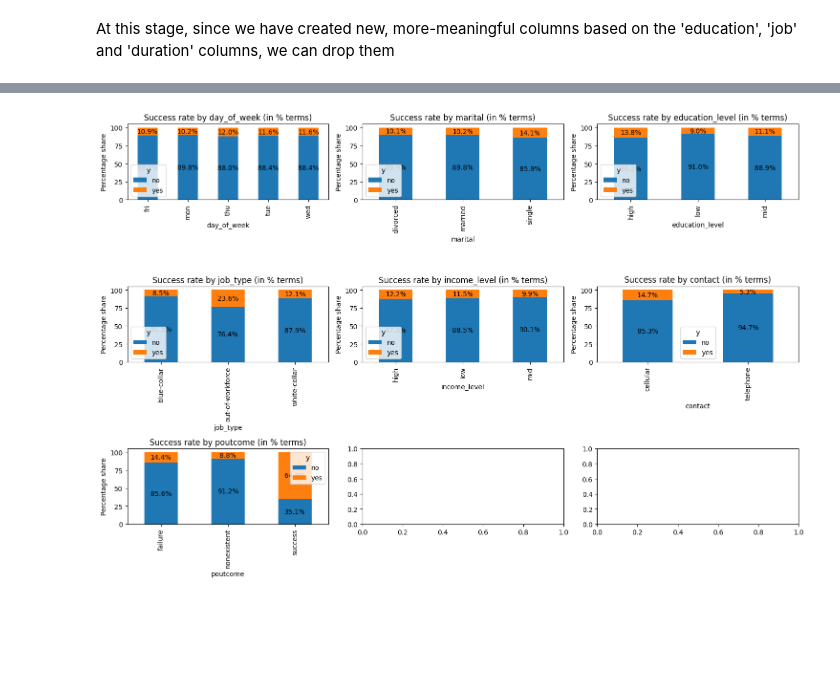
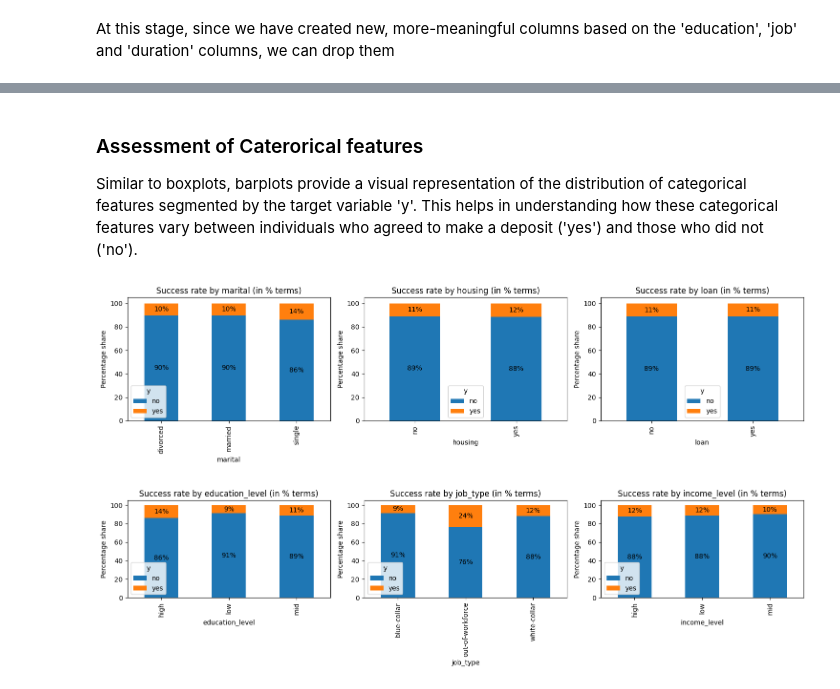
Before and after one commit to maripjan/Marketing-Campaign-at-Bank, a Jupyter notebook: subscription_prediction.ipynb, the cells around one changed output, grey strips where cells are left out. Saved outputs shown, nothing was run; the diff lists cells and outputs as text; code cells hidden in the pictures; blank space fills up the shorter version.

```diff
--- a/subscription_prediction.ipynb
+++ b/subscription_prediction.ipynb
@@ -224,12 +296,33 @@ plt.show()
 useful_cols = ['age', 'marital',  'education_level', 'job_type', 'income_level', 'housing', 'loan',
             'contact', 'month', 'day_of_week', 'duration_mins', 'campaign', 'previous', 'poutcome', 'y'
 ]
+# %% [markdown]
+### Assessment of Caterorical features
+
+Similar to boxplots, barplots provide a visual representation of the distribution of categorical features segmented by the target variable 'y'. This helps in understanding how these categorical features vary between individuals who agreed to make a deposit ('yes') and those who did not ('no').
+# %%
+# Analyze the relationship between the willingness to deposit and current financial situation
+cf.show_categorical_correlation(
+    df_new,
+    target='y',
+    cols_to_consider=['marital','housing', 'loan'],
+    figsize=(15, 4),
+    subplot_grid_size=(1, 3),
+    show_details=False,
+    annotate=True
+)
+# %% [output]
+[figure, added]
 # %%
-# Calculate the correlation between the target variable and categorical variables
-cf.show_categorical_correlation(df_new,
-                                target='y',
-                                cols_to_consider=['day_of_week', 'marital', 'education_level', 'job_type', 'income_level','contact', 'poutcome'],
-                                annotate=True,
-                                show_details=False)
+# Analyze the relationship between the willingness to deposit and people's social status
+cf.show_categorical_correlation(
+    df_new,
+    target='y',
+    cols_to_consider=['education_level','job_type', 'income_level'],
+    figsize=(15, 4),
+    subplot_grid_size=(1, 3),
+    show_details=False,
+    annotate=True
+)
 # %% [output]
-[figure, old version]
+[figure, new version]
```
Also changed, not shown: parts of 10 cells of this notebook, 2 other files.
